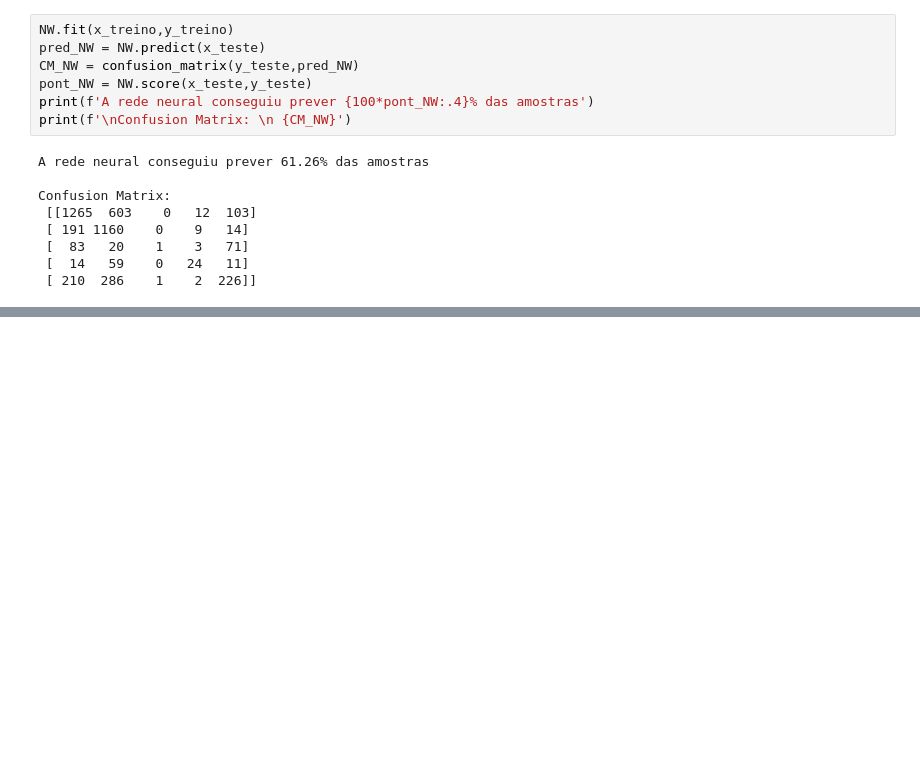
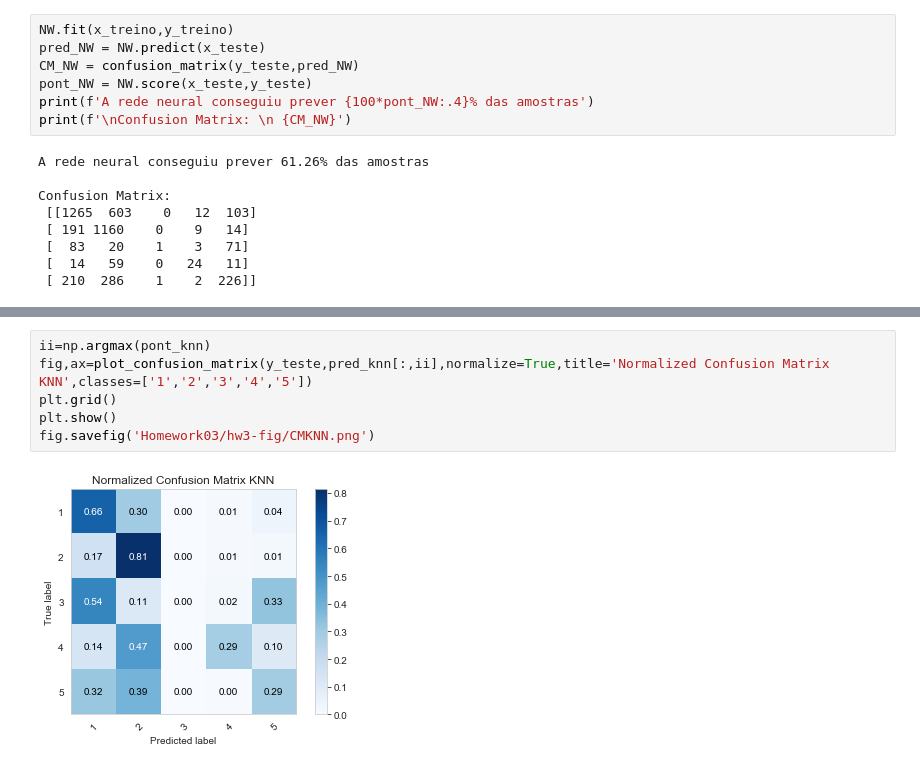
Before and after one commit to ezequiasjunior/ica2019.2, a Jupyter notebook: Homework03/classification.ipynb, the cells around one changed output, grey strips where cells are left out. Drawn from its saved outputs; the diff is of its cells as text; blank space fills up the shorter version.

```diff
--- a/Homework03/classification.ipynb
+++ b/Homework03/classification.ipynb
@@ -135,0 +194,8 @@ plt.show()
+# %%
+ii=np.argmax(pont_knn)
+fig,ax=plot_confusion_matrix(y_teste,pred_knn[:,ii],normalize=True,title='Normalized Confusion Matrix KNN',classes=['1','2','3','4','5'])
+plt.grid()
+plt.show()
+fig.savefig('Homework03/hw3-fig/CMKNN.png')
+# %% [output]
+[figure, added]
```
Also changed, not shown: parts of 14 cells of this notebook, 8 other files.
